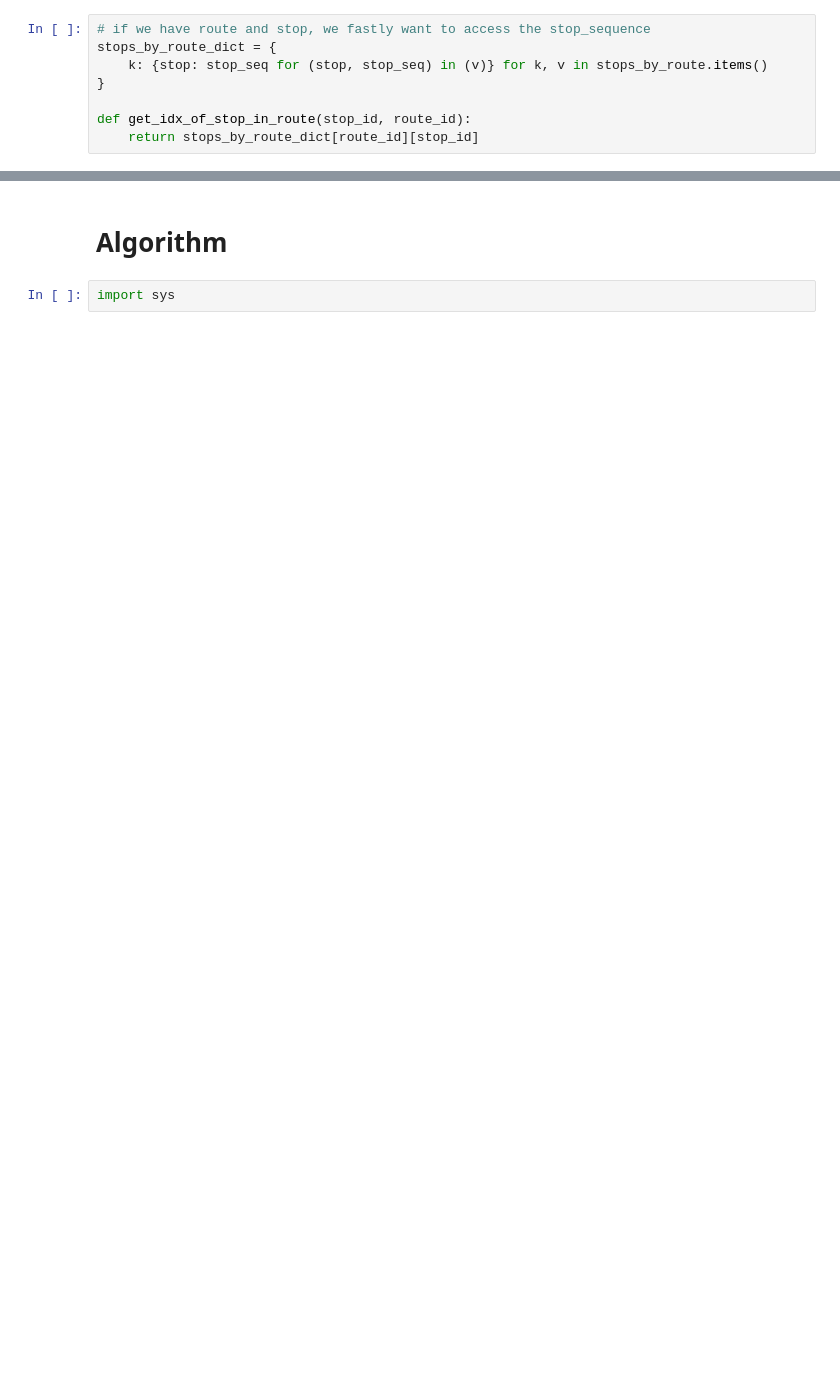
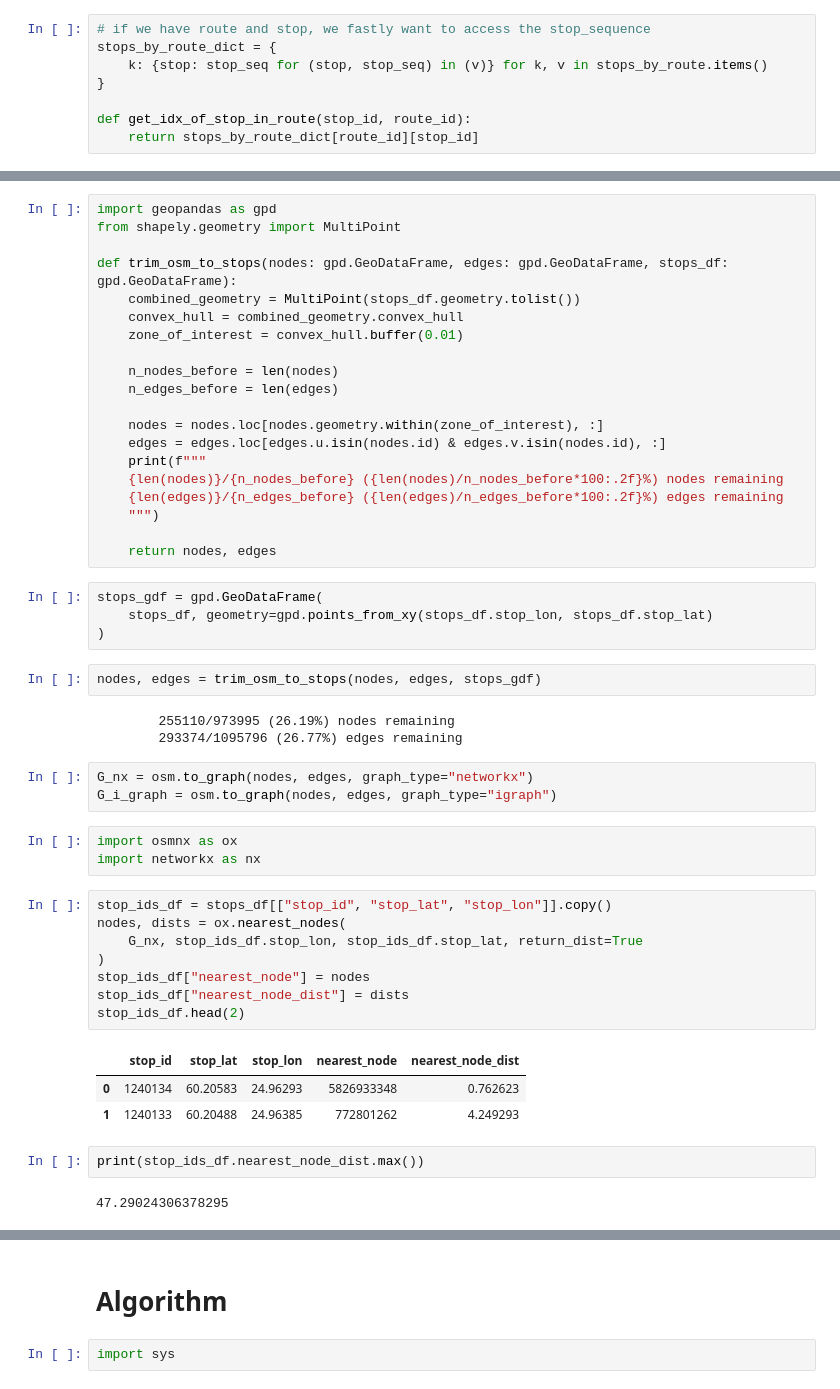
Before and after one commit to mogottsch/mcr-py, a Jupyter notebook: main.ipynb, the cells around one changed output, grey strips where cells are left out. Cells and saved outputs as stored; diff of their text form; blank space fills up the shorter version.

```diff
--- a/main.ipynb
+++ b/main.ipynb
@@ -183,0 +247,51 @@ trip_by_route = {} # trips ordered by first departure time
+# %%
+import geopandas as gpd
+from shapely.geometry import MultiPoint
+
+def trim_osm_to_stops(nodes: gpd.GeoDataFrame, edges: gpd.GeoDataFrame, stops_df: gpd.GeoDataFrame):
+	combined_geometry = MultiPoint(stops_df.geometry.tolist())
+	convex_hull = combined_geometry.convex_hull
+	zone_of_interest = convex_hull.buffer(0.01)
+
+	n_nodes_before = len(nodes)
+	n_edges_before = len(edges)
+
+	nodes = nodes.loc[nodes.geometry.within(zone_of_interest), :]
+	edges = edges.loc[edges.u.isin(nodes.id) & edges.v.isin(nodes.id), :]
+	print(f"""
+	{len(nodes)}/{n_nodes_before} ({len(nodes)/n_nodes_before*100:.2f}%) nodes remaining
+	{len(edges)}/{n_edges_before} ({len(edges)/n_edges_before*100:.2f}%) edges remaining
+	""")
+
+	return nodes, edges
+# %%
+stops_gdf = gpd.GeoDataFrame(
+	stops_df, geometry=gpd.points_from_xy(stops_df.stop_lon, stops_df.stop_lat)
+)
+# %%
+nodes, edges = trim_osm_to_stops(nodes, edges, stops_gdf)
+# %% [output]
+        255110/973995 (26.19%) nodes remaining
+        293374/1095796 (26.77%) edges remaining
+# %%
+G_nx = osm.to_graph(nodes, edges, graph_type="networkx")
+G_i_graph = osm.to_graph(nodes, edges, graph_type="igraph")
+# %%
+import osmnx as ox
+import networkx as nx
+# %%
+stop_ids_df = stops_df[["stop_id", "stop_lat", "stop_lon"]].copy()
+nodes, dists = ox.nearest_nodes(
+    G_nx, stop_ids_df.stop_lon, stop_ids_df.stop_lat, return_dist=True
+)
+stop_ids_df["nearest_node"] = nodes
+stop_ids_df["nearest_node_dist"] = dists
+stop_ids_df.head(2)
+# %% [output]
+|  | stop_id | stop_lat | stop_lon | nearest_node | nearest_node_dist |
+| 0 | 1240134 | 60.20583 | 24.96293 | 5826933348 | 0.762623 |
+| 1 | 1240133 | 60.20488 | 24.96385 | 772801262 | 4.249293 |
+# %%
+print(stop_ids_df.nearest_node_dist.max())
+# %% [output]
+47.29024306378295
```
Also changed, not shown: parts of 37 cells of this notebook, 8 other files.
